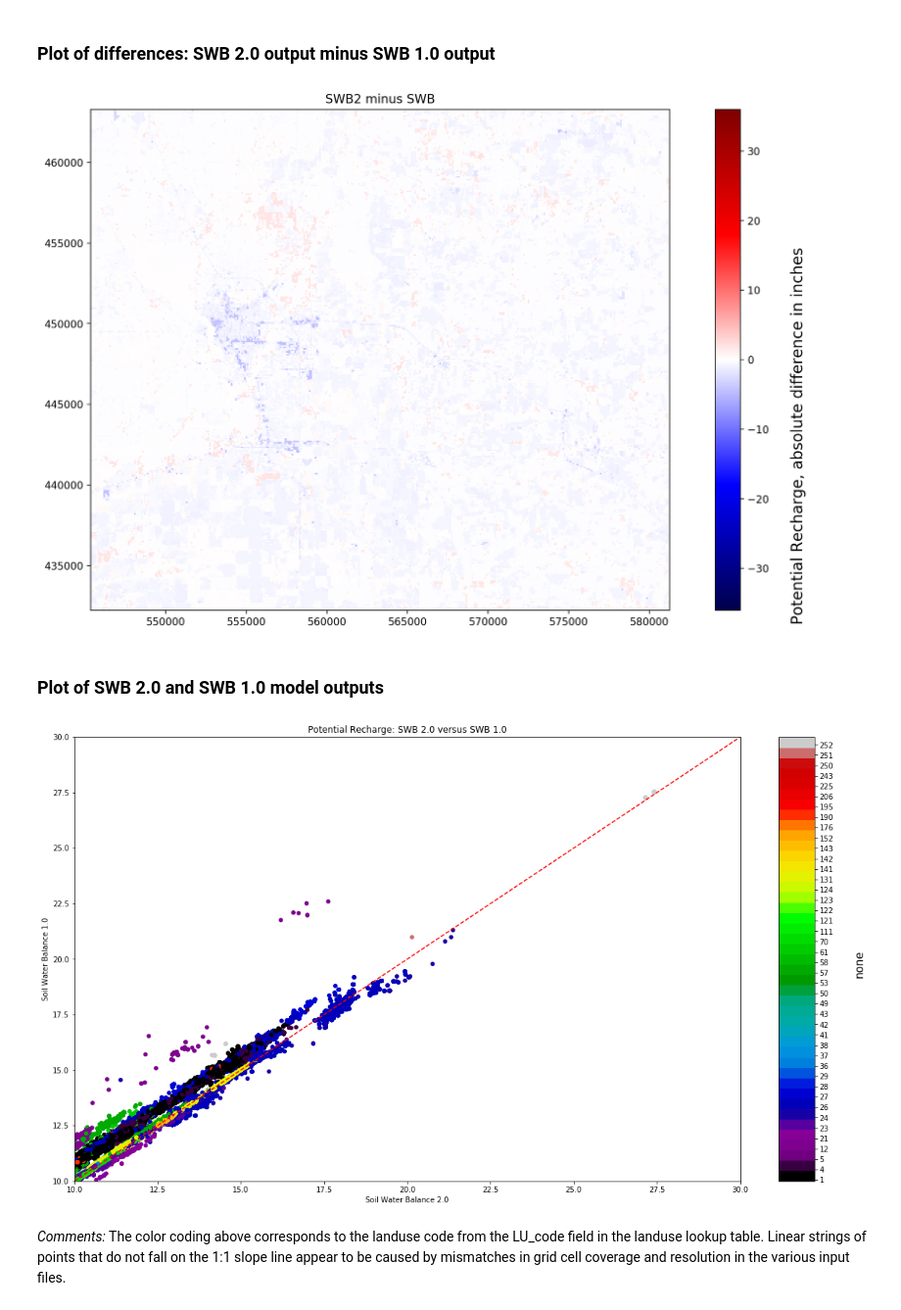
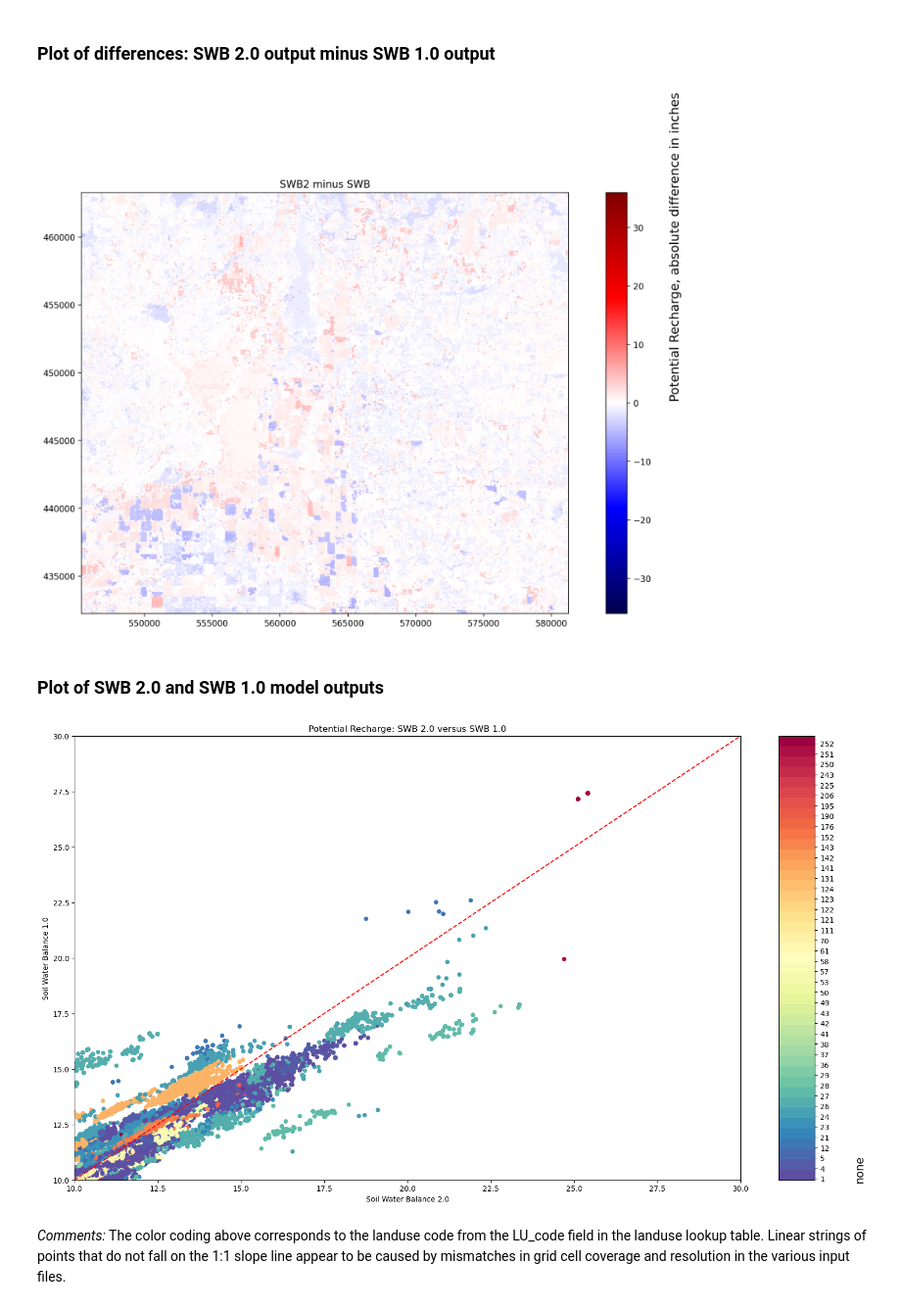
Before and after one commit to smwesten-usgs/swb2_examples, a Jupyter notebook: central_sands/jupyter/net_infiltration_comparison.ipynb, the cells around one changed output. Shown at 98% size. Cells and saved outputs as stored; diff of their text form; code cells hidden in the pictures.

```diff
--- a/central_sands/jupyter/net_infiltration_comparison.ipynb
+++ b/central_sands/jupyter/net_infiltration_comparison.ipynb
@@ -21,15 +22,17 @@ import pandas as pd
 # %%
 SWB2_param_name             = "net_infiltration"
 SWB2_grid_dimensions        = "346_by_400"
-SWB2_path                   = "../../central_sands"
+SWB2_path                   = pl.Path.cwd().parent
 
 SWB2_start_year      = "2012"
 SWB2_stop_year       = "2013"
+SWB2_start_date      = "2012-01-01"
+SWB2_stop_date       = "2013-12-31"
 SWB2_file_prefix     = "central_sands_"
 Simulation_length_in_years = 2.0
 
 SWB_param_name             = "RECHARGE"
-SWB_path                   = "../../central_sands__swb1/output/annual"
+SWB_path                   = pl.Path.cwd().parent.parent / "central_sands__swb1/output/annual"
 
 SWB_start_year      = "2012"
 SWB_stop_year       = "2013"
@@ -40,10 +47,10 @@ Plot_title_units           = ", in Inches"
 ### Open and read model output files ###
 # %%
 # Define the pathname to the SWB2 output file.
-fname_swb2 = os.path.join( SWB2_path, "output", SWB2_file_prefix + SWB2_param_name + '_'
-                     + SWB2_start_year
-                     + '_' + SWB2_stop_year
-                     + '__' + SWB2_grid_dimensions + '.nc' )
+fname_swb2 = pl.Path(SWB2_path / "output" ) / (SWB2_file_prefix + SWB2_param_name + '__'
+                     + SWB2_start_date + '_to_' + SWB2_stop_date
+                     + '__' + SWB2_grid_dimensions + '.nc'
+             )
 dataset_swb2 = netcdf_dataset( fname_swb2 )
 if dataset_swb2 is None:
     print('Could not open SWB 2.0 NetCDF grid file')
@@ -55,10 +62,11 @@ SWB_values = None
 for year in range(int(SWB_start_year), int(SWB_stop_year) + 1):
     yearcount += 1
     # Define pathname to the SWB output file
-    fname_swb = os.path.join( SWB_path, 'swb__' + SWB_param_name + '_'
+    fname_swb = pl.Path( SWB_path, 'swb__' + SWB_param_name + '_'
                      + str( year )
-                     + '_SUM.asc' )
-    dataset_swb = gdal.Open( fname_swb )
+                     + '_SUM.asc' ).resolve()
+    print(fname_swb)
+    dataset_swb = gdal.Open( str(fname_swb) )
     if dataset_swb is None:
         print('Could not open SWB data grid')
         os.sys.exit(1)
@@ -72,7 +80,7 @@ for year in range(int(SWB_start_year), int(SWB_stop_year) + 1):
     else:
         tempvals = dataset_swb.ReadAsArray()
         tempvals = ma.masked_where( tempvals < 0, tempvals )
-        SWB_values += tempvals
+        SWB_values = SWB_values + tempvals
 
 SWB_values /= float( yearcount )
 
@@ -124,20 +137,20 @@ make_diffplot(x=x, y=y, var=diff,
           title="SWB2 minus SWB",
           barlabel=Plot_title_param + ", absolute difference in inches" )
 # %% [output]
-[figure, old version]
+[figure, new version]
 # %% [markdown]
 ### Plot of SWB 2.0 and SWB 1.0 model outputs ###
 # %%
 lu = dataset_lu.ReadAsArray()
 lu = ma.masked_where( lu <= 0, lu )
 lu_vals=np.unique( lu.flatten() )
 N=lu_vals.count()
 make_scatter(x=SWB2_values, y=SWB_values, color=lu, title=Plot_title_param
              + ": SWB 2.0 versus SWB 1.0", xlab="Soil Water Balance 2.0",
              ylab="Soil Water Balance 1.0",
-            xmin=10, ymin=10, xmax=30, ymax=30, cmap=discrete_cmap(N, "spectral"))
+            xmin=10, ymin=10, xmax=30, ymax=30, cmap=discrete_cmap(N, "Spectral_r"))
 # %% [output]
-[figure, old version]
+[figure, new version]
 # %% [markdown]
 _Comments:_ The color coding above corresponds to the landuse code from the LU_code field in the landuse lookup table. Linear strings of points that do not fall on the 1:1 slope line appear to be caused by mismatches in grid cell coverage and resolution in the various input files.
 # %% [markdown]
```
Also changed, not shown: parts of 8 cells of this notebook, 14 other files.
